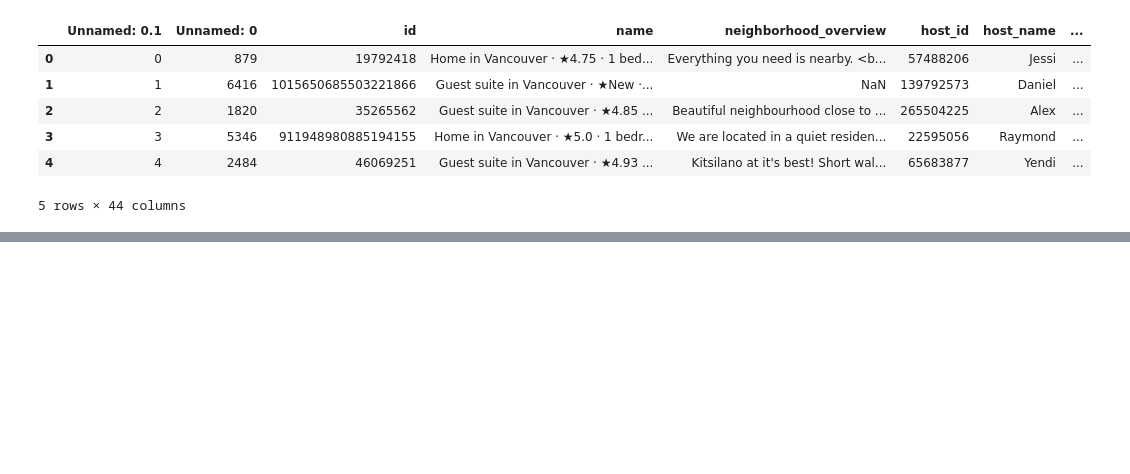
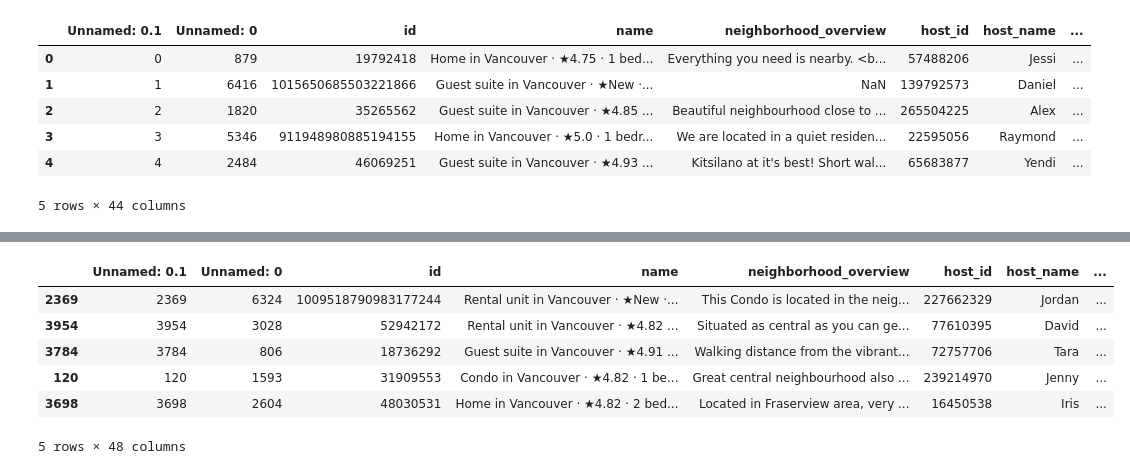
Before and after one commit to Praj-na/WiDS-Case-Comp, a Jupyter notebook: test.ipynb, the cells around one changed output, grey strips where cells are left out. Saved outputs shown, nothing was run; the diff lists cells and outputs as text; code cells hidden in the pictures; blank space fills up the shorter version.

```diff
--- a/test.ipynb
+++ b/test.ipynb
@@ -169,5 +320,0 @@ model_pipeline = Pipeline(steps=[
-# %%
-model_pipeline.fit(X_train, y_train)
-
-print(len(X_train))  # Should return something like (num_samples, num_features)
-print(y_train.shape)  # Should return something like (num_samples,)
@@ -218,0 +481,17 @@ result_df.to_csv('monthly_revenue_predictions.csv', index=False)
+# %%
+# Combine pipelines in a ColumnTransformer
+preprocessor = ColumnTransformer(
+    transformers=[
+        ('num', numerical_pipeline, numerical_cols),
+        ('binary_cat', binary_categorical_pipeline, binary_categorical_cols),
+        ('multi_cat', multi_categorical_pipeline, multi_categorical_cols),
+      #   ('text', text_pipeline, textual_cols)
+    ]
+)
+# %%
+def full_pipeline(model):
+    return Pipeline([
+        ('feature_engineering', feature_engineering),
+        ('preprocessor', preprocessor),
+        ('regressor', model)
+    ])
@@ -218,0 +547,4 @@ result_df.to_csv('monthly_revenue_predictions.csv', index=False)
+# %%
+pipeline = full_pipeline(GradientBoostingRegressor(random_state=42))
+
+pipeline.fit(X_train, y_train)
@@ -218,0 +865,10 @@ result_df.to_csv('monthly_revenue_predictions.csv', index=False)
+# %%
+X_train.head()
+# %% [output]
+|  | Unnamed: 0.1 | Unnamed: 0 | id | name | neighborhood_overview | host_id | host_name | ... |
+| 2369 | 2369 | 6324 | 1009518790983177244 | Rental unit in Vancouver · ★New ·... | This Condo is located in the neig... | 227662329 | Jordan | ... |
+| 3954 | 3954 | 3028 | 52942172 | Rental unit in Vancouver · ★4.82 ... | Situated as central as you can ge... | 77610395 | David | ... |
+| 3784 | 3784 | 806 | 18736292 | Guest suite in Vancouver · ★4.91 ... | Walking distance from the vibrant... | 72757706 | Tara | ... |
+| 120 | 120 | 1593 | 31909553 | Condo in Vancouver · ★4.82 · 1 be... | Great central neighbourhood also ... | 239214970 | Jenny | ... |
+| 3698 | 3698 | 2604 | 48030531 | Home in Vancouver · ★4.82 · 2 bed... | Located in Fraserview area, very ... | 16450538 | Iris | ... |
+5 rows × 48 columns
```
Also changed, not shown: parts of 58 cells of this notebook, 2 other files.
